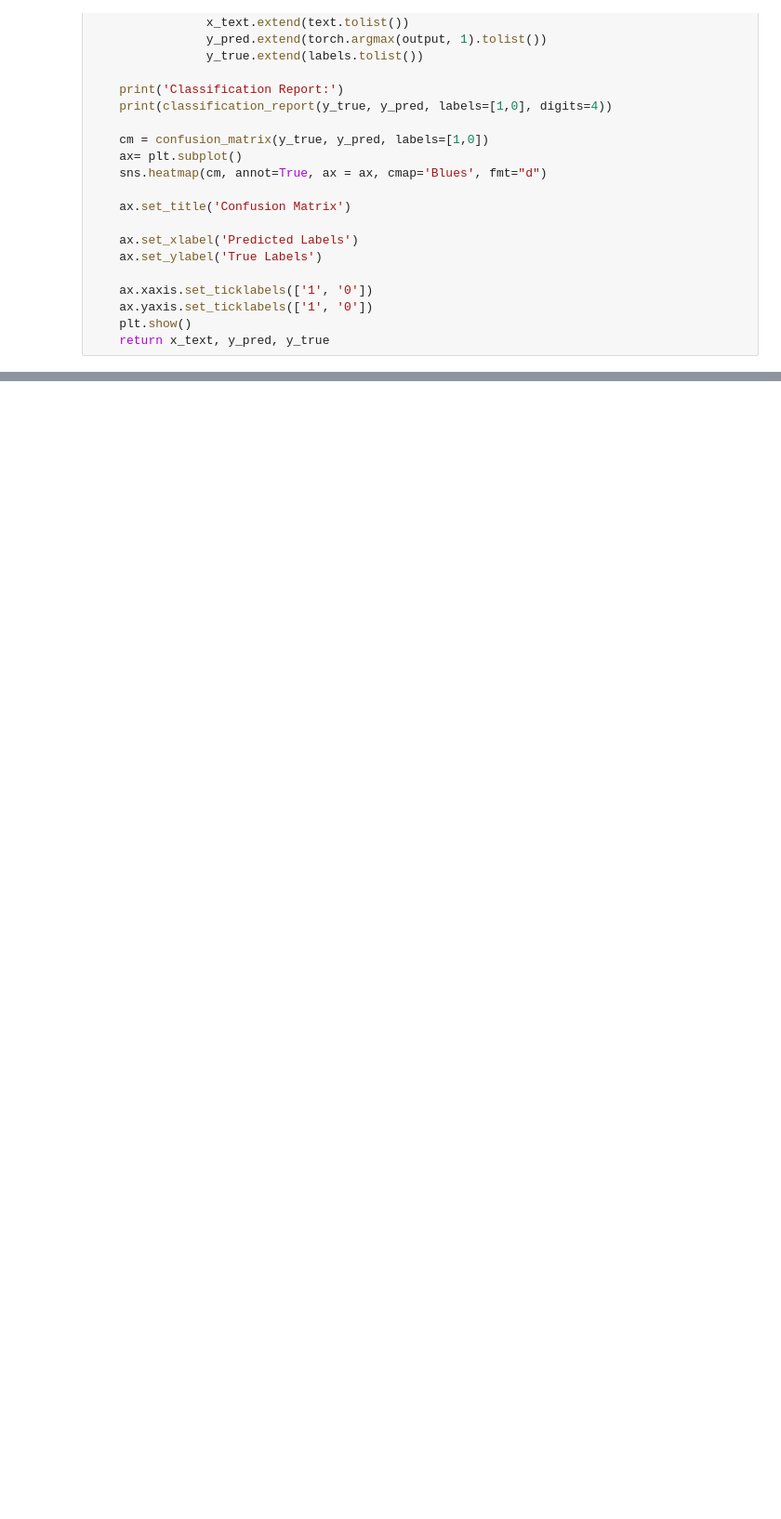
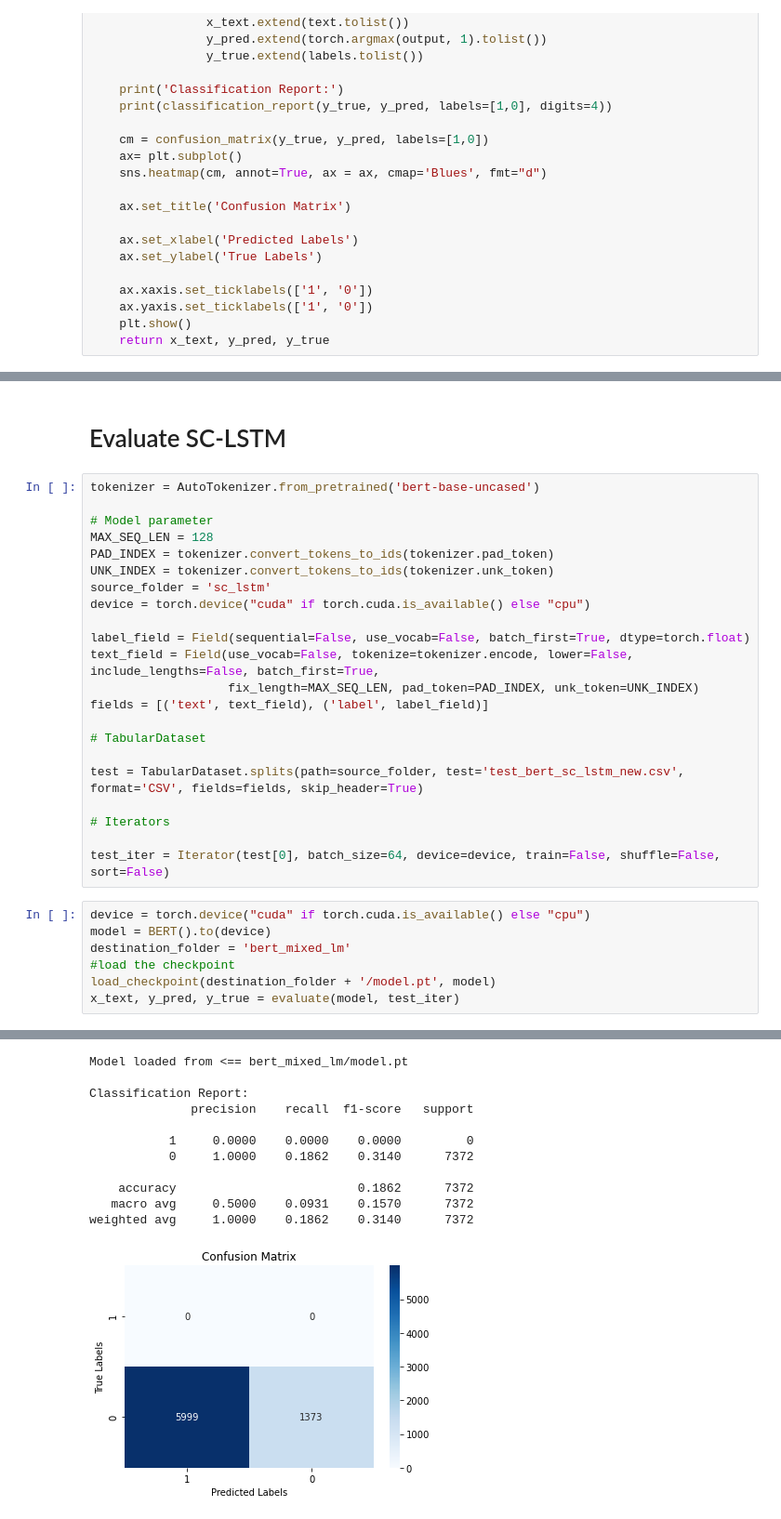
Before and after one commit to mrcmoresi/coherence_eval, a Jupyter notebook: utils_coherence/Coherence eval LSTM+GPT+TRANSFORMER.ipynb, the cells around one changed output, grey strips where cells are left out. Shown at 93% size. Drawn from its saved outputs; the diff is of its cells as text; blank space fills up the shorter version.

```diff
--- a/utils_coherence/Coherence eval LSTM+GPT+TRANSFORMER.ipynb
+++ b/utils_coherence/Coherence eval LSTM+GPT+TRANSFORMER.ipynb
@@ -327 +341,33 @@ weighted avg     0.9789    0.9789    0.9789     14744
 [figure]
+# %% [markdown]
+# Evaluate SC-LSTM
+# %%
+tokenizer = AutoTokenizer.from_pretrained('bert-base-uncased')
+
+# Model parameter
+MAX_SEQ_LEN = 128
+PAD_INDEX = tokenizer.convert_tokens_to_ids(tokenizer.pad_token)
+UNK_INDEX = tokenizer.convert_tokens_to_ids(tokenizer.unk_token)
+source_folder = 'sc_lstm'
+device = torch.device("cuda" if torch.cuda.is_available() else "cpu")
+
+label_field = Field(sequential=False, use_vocab=False, batch_first=True, dtype=torch.float)
+text_field = Field(use_vocab=False, tokenize=tokenizer.encode, lower=False, include_lengths=False, batch_first=True,
+                   fix_length=MAX_SEQ_LEN, pad_token=PAD_INDEX, unk_token=UNK_INDEX)
+fields = [('text', text_field), ('label', label_field)]
+
+# TabularDataset
+
+test = TabularDataset.splits(path=source_folder, test='test_bert_sc_lstm_new.csv', format='CSV', fields=fields, skip_header=True)
+
+# Iterators
+
+test_iter = Iterator(test[0], batch_size=64, device=device, train=False, shuffle=False, sort=False)
+# %%
+device = torch.device("cuda" if torch.cuda.is_available() else "cpu")
+model = BERT().to(device)
+destination_folder = 'bert_mixed_lm'
+#load the checkpoint
+load_checkpoint(destination_folder + '/model.pt', model)
+x_text, y_pred, y_true = evaluate(model, test_iter)
+# %% [output]
@@ -327,0 +379,12 @@ weighted avg     0.9789    0.9789    0.9789     14744
+Model loaded from <== bert_mixed_lm/model.pt
+
+Classification Report:
+              precision    recall  f1-score   support
+
+           1     0.0000    0.0000    0.0000         0
+           0     1.0000    0.1862    0.3140      7372
+
+    accuracy                         0.1862      7372
+   macro avg     0.5000    0.0931    0.1570      7372
+weighted avg     1.0000    0.1862    0.3140      7372
+[figure, added]
```
Also changed, not shown: parts of 20 cells of this notebook, 8 other files.
